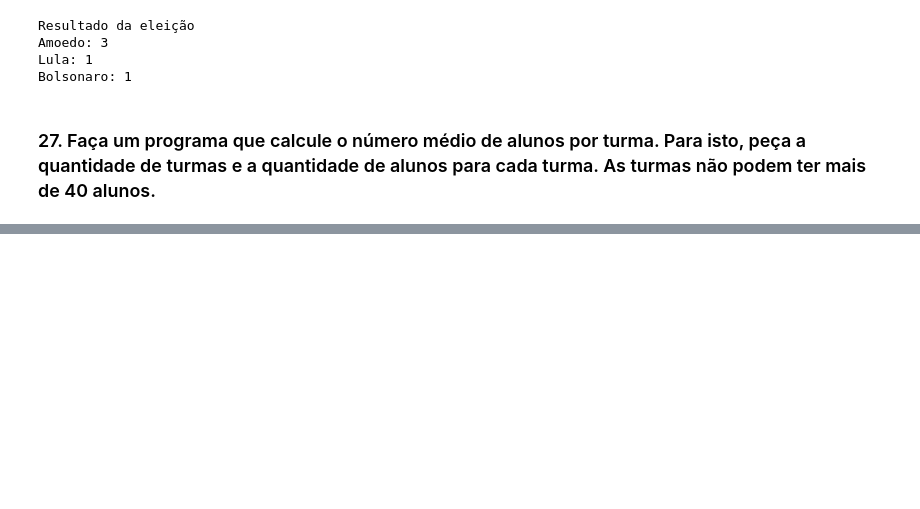
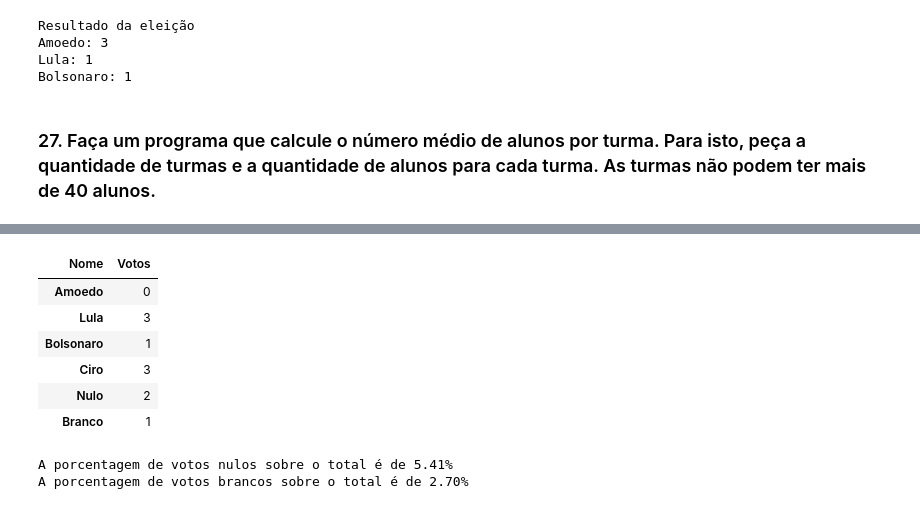
Before and after one commit to zThanael/Exercicios-Python, a Jupyter notebook: Estrutura de Repetição - parte 2.ipynb, the cells around one changed output, grey strips where cells are left out. Cells and saved outputs as stored; diff of their text form; code cells hidden in the pictures; blank space fills up the shorter version.

```diff
--- a/Estrutura de Repetição - parte 2.ipynb
+++ b/Estrutura de Repetição - parte 2.ipynb
@@ -29,0 +477,16 @@ Bolsonaro: 1
+# %%
+candidatos = [ ['Amoedo',1], ['Lula',2], ['Bolsonaro',3], ['Ciro',4], ['Voto Nulo',5], ['Voto em Branco',6] ]
+votos = []
+while True:
+    print(tabulate(candidatos,numalign="center",headers=['Candidato','Código'])) #usando tabulate
+    print('\nPara finalizar a ação digite 0')
+    try:
+        voto = int(input('Qual o seu voto: '))
+    except:
+        print('Número Inválido! ')
+        pass
+    if voto == 0:
+        break
+    elif voto >= 1 and voto <=6:
+        votos.append(voto)
+    clear_output(wait=True)
@@ -29,0 +505,29 @@ Bolsonaro: 1
+# %%
+#A) Os votos para cada classificação
+resultado = {'Amoedo':votos.count(1),
+            'Lula':votos.count(2),
+            'Bolsonaro':votos.count(3),
+            'Ciro': votos.count(4),
+            'Nulo': votos.count(5),
+            'Branco': votos.count(6)}
+#%pip install pandas = Se for a 1 vez que executa isso
+import pandas as pd #Testando o Pandas
+teste = pd.Series(resultado)
+df = pd.DataFrame(teste)
+df = df.rename(columns={0:'Votos'})
+df.columns.name = 'Nome'
+df
+# %% [output]
+| Nome | Votos |
+| Amoedo | 0 |
+| Lula | 3 |
+| Bolsonaro | 1 |
+| Ciro | 3 |
+| Nulo | 2 |
+| Branco | 1 |
+# %%
+print(f'A porcentagem de votos nulos sobre o total é de {(resultado["Nulo"]*100)/sum(votos):.2f}%')
+print(f'A porcentagem de votos brancos sobre o total é de {(resultado["Branco"]*100)/sum(votos):.2f}%')
+# %% [output]
+A porcentagem de votos nulos sobre o total é de 5.41%
+A porcentagem de votos brancos sobre o total é de 2.70%
```
Also changed, not shown: parts of 56 cells of this notebook.
